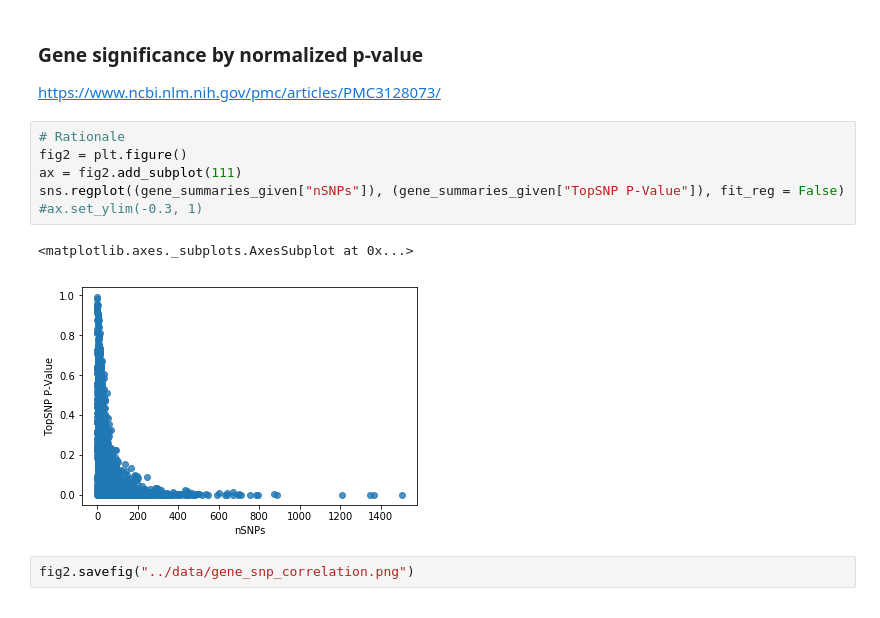
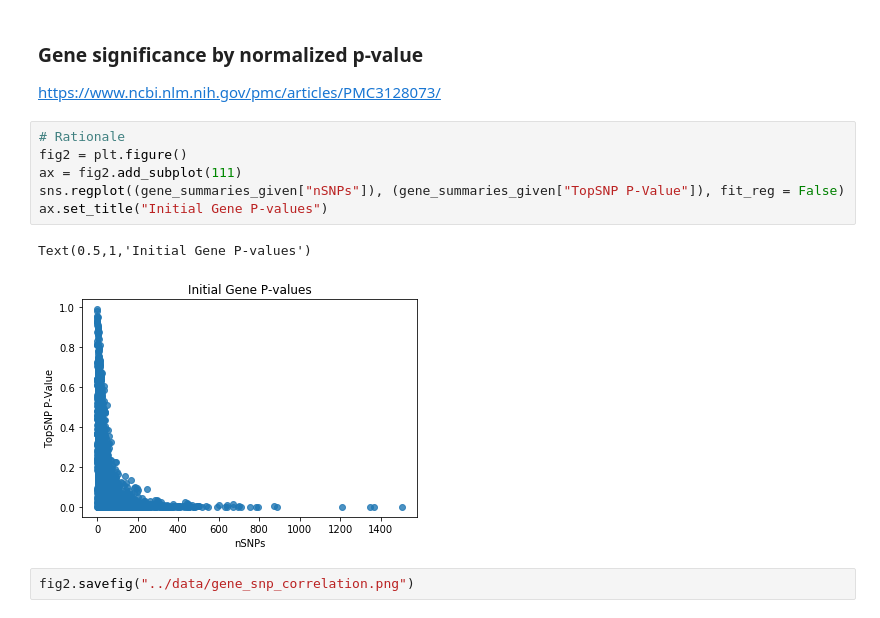
Before and after one commit to kkchau/NetGWAS, a Jupyter notebook: work/NetworkGWAS.ipynb, the cells around one changed output. Drawn from its saved outputs; the diff is of its cells as text.

```diff
--- a/work/NetworkGWAS.ipynb
+++ b/work/NetworkGWAS.ipynb
@@ -103,12 +99,12 @@ https://www.ncbi.nlm.nih.gov/pmc/articles/PMC3128073/
 # %%
 # Rationale
 fig2 = plt.figure()
 ax = fig2.add_subplot(111)
 sns.regplot((gene_summaries_given["nSNPs"]), (gene_summaries_given["TopSNP P-Value"]), fit_reg = False)
-#ax.set_ylim(-0.3, 1)
+ax.set_title("Initial Gene P-values")
 # %% [output]
-<matplotlib.axes._subplots.AxesSubplot at 0x...>
+Text(0.5,1,'Initial Gene P-values')
-[figure, old version]
+[figure, new version]
 # %%
 fig2.savefig("../data/gene_snp_correlation.png")
 # %%
```
Also changed, not shown: parts of 31 cells of this notebook, 14 other files.
